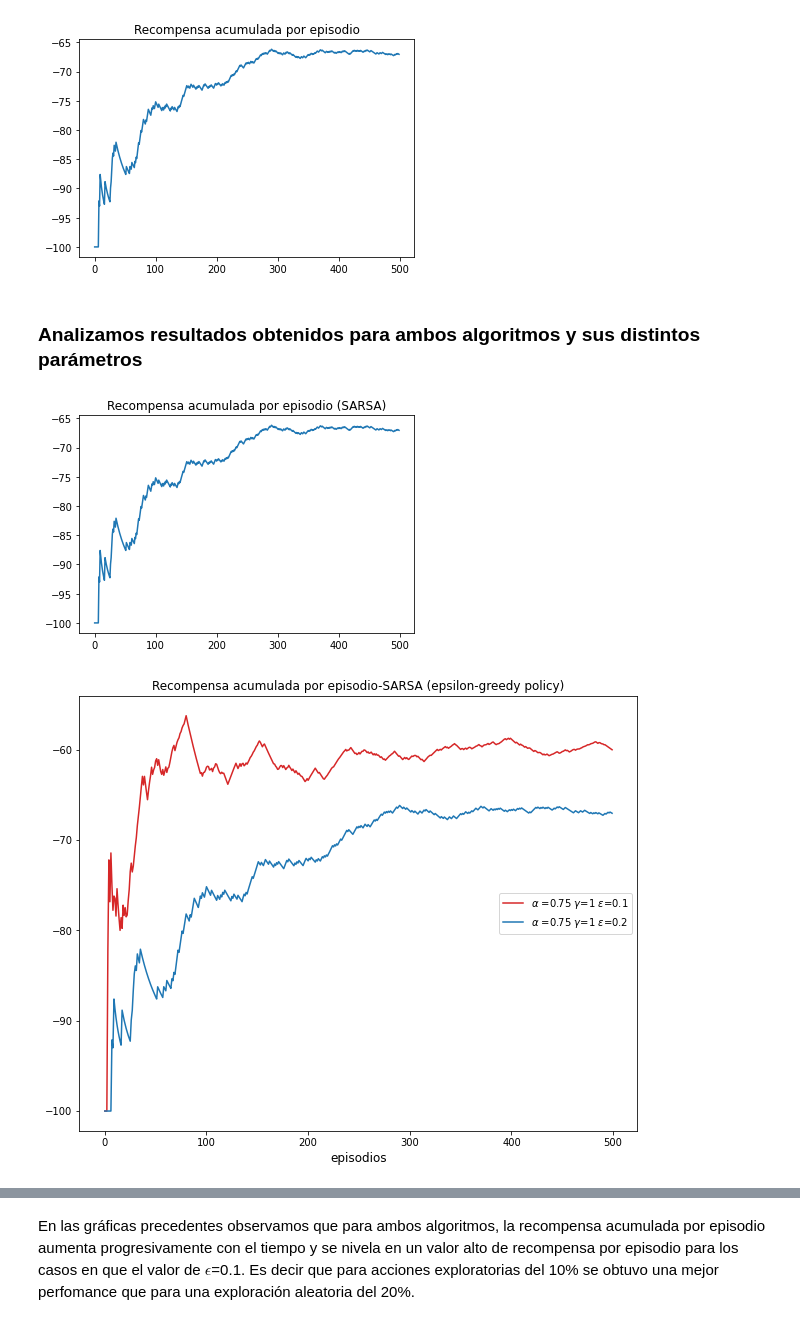
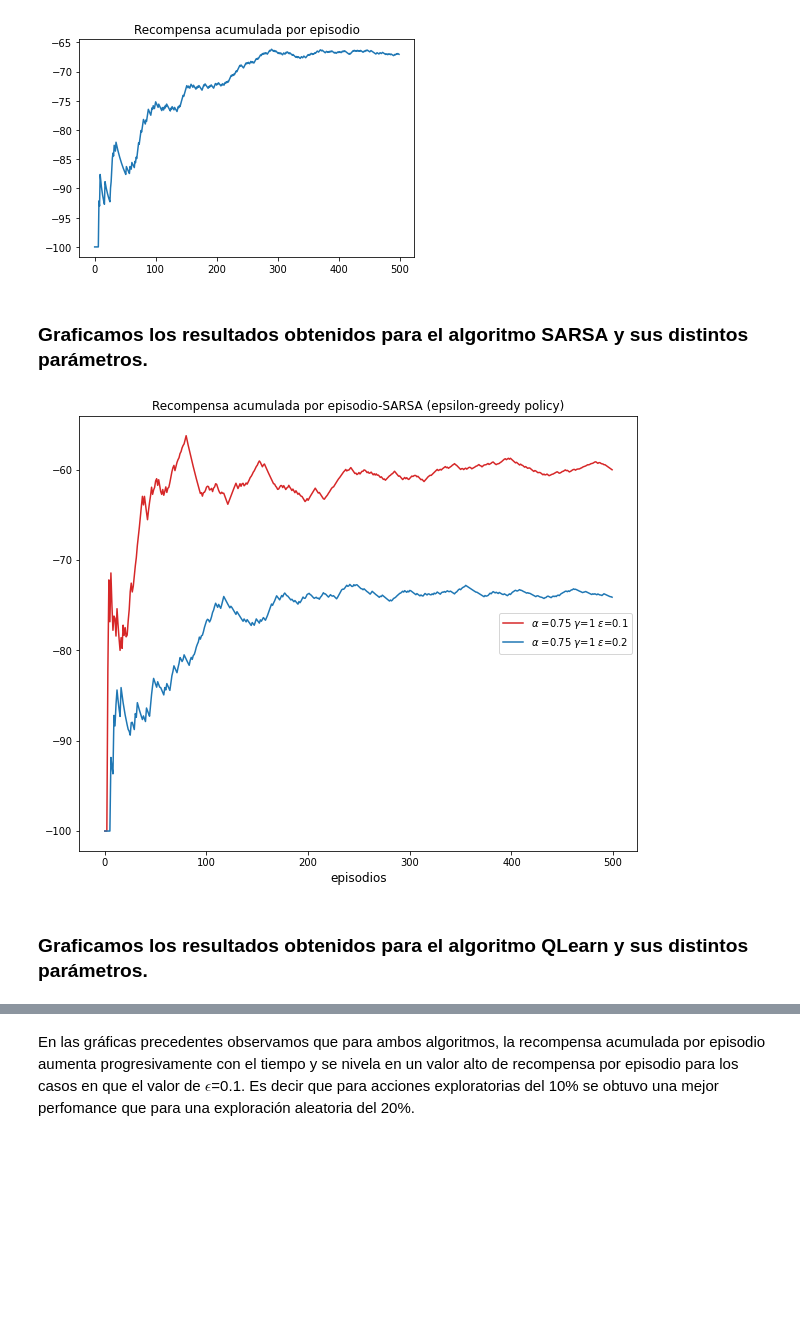
Before and after one commit to SebastianOrmaechea/Reinforcement-Learning, a Jupyter notebook: lab_2_intro_rl_SGO.ipynb, the cells around one changed output, grey strips where cells are left out. Saved outputs shown, nothing was run; the diff lists cells and outputs as text; code cells hidden in the pictures; blank space fills up the shorter version.

```diff
--- a/lab_2_intro_rl_SGO.ipynb
+++ b/lab_2_intro_rl_SGO.ipynb
@@ -714,3 +703,11 @@ reward_per_episodeQL = [acumulated_rewardsQL[i] / episode_numberQL[i] for i in r
+# %%
+# Primero definimos una función que calcule el reward por episodio
+def reward_per_episode(reward_ep):
+  ep_rew = np.array(reward_ep)
+  ep_num = np.linspace(1, len(ep_rew) + 1, len(ep_rew) + 1 )
+  acum_rew = np.cumsum(ep_rew)
+  rew_per_ep = [acum_rew[i] / ep_num[i] for i in range(len(acum_rew))]
+  return rew_per_ep
 # %%
 # Realizamos la gráfica que compara la recompensa obtenida para ambos algoritmos.
 fig = plt.figure(figsize=(12,10))
@@ -758,7 +755,7 @@ actions = range(env.action_space.n)
 # se declara una semilla aleatoria
 random_state = np.random.RandomState(42)
 # %%
-def run():
+def runSARSA_1():
     """
     Runs the reinforcement learning agent with a given configuration.
     """
@@ -808,5 +805,5 @@ def run():
     return reward_of_episode.mean(), timesteps_of_episode, reward_of_episode
 # %%
 # Ejecutamos el agente
-avg_steps_per_episode, timesteps_ep, reward_ep = run()
+avg_steps_per_episode, timesteps_ep, reward_epSARSA_1 = runSARSA_1()
 # %%
@@ -886,28 +883,21 @@ plot_reward_per_episode(reward_ep)
 # %% [output]
 [figure]
 # %% [markdown]
-### Analizamos resultados obtenidos para ambos algoritmos y sus distintos parámetros
+### Graficamos los resultados obtenidos para el algoritmo **SARSA** y sus distintos parámetros.
 # %%
-episode_rewards11 = np.array(reward_ep)
-episode_number = np.linspace(1, len(episode_rewards11) + 1, len(episode_rewards11) + 1)
-acumulated_rewards = np.cumsum(episode_rewards11)
-reward_per_episode11 = [acumulated_rewards[i] / episode_number[i] for i in range(len(acumulated_rewards))]
-
-plt.plot(reward_per_episode11)
-plt.title('Recompensa acumulada por episodio (SARSA)')
-plt.show()
 fig = plt.figure(figsize=(10,8))
 ax = fig.subplots(1,1)
-ax.plot(reward_per_episodeSARSA,
+ax.plot(reward_per_episode(reward_epSARSA),
         color = 'tab:red',
         label=r'$\alpha$ =0.75 $\gamma$=1 $\epsilon$=0.1')
-ax.plot(reward_per_episode11, color = 'tab:blue',
+ax.plot(reward_per_episode(reward_epSARSA_1), color = 'tab:blue',
         label=r'$\alpha$ =0.75 $\gamma$=1 $\epsilon$=0.2')
 ax.legend(loc = 'right')
 plt.title('Recompensa acumulada por episodio-SARSA (epsilon-greedy policy)')
 plt.xlabel("episodios", size = 12)
 plt.show()
 # %% [output]
-[figure, old version]
+[figure, new version]
-[figure, removed]
+# %% [markdown]
+### Graficamos los resultados obtenidos para el algoritmo **QLearn** y sus distintos parámetros.
 # %%
```
Also changed, not shown: parts of 15 cells of this notebook.
